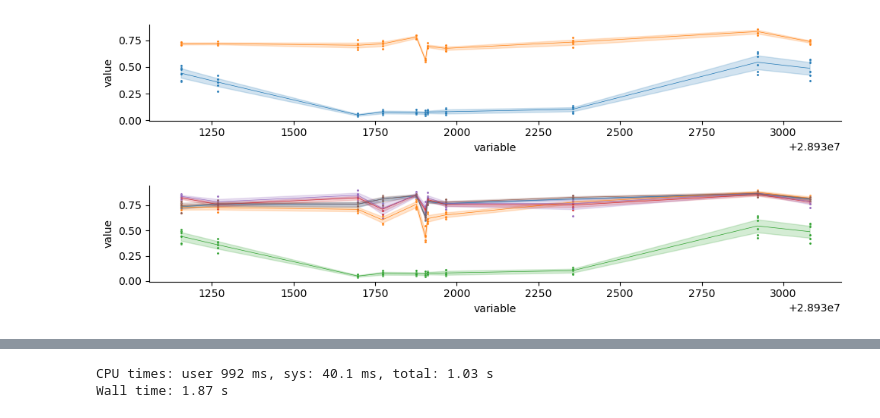
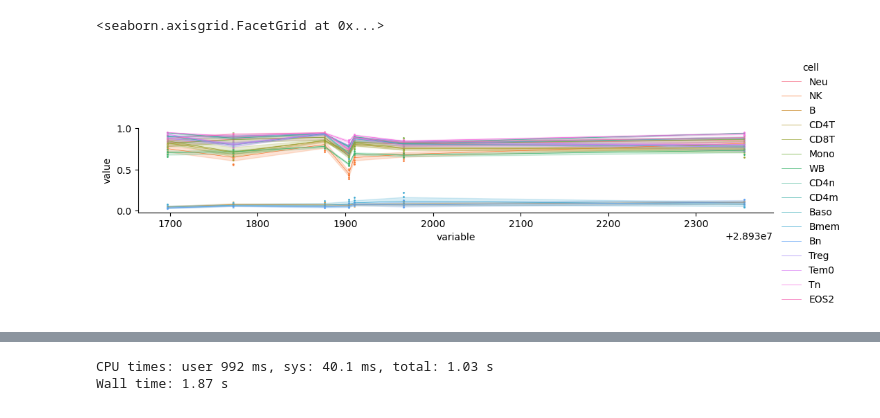
Before and after one commit to moqri/cell_comp, a Jupyter notebook: markers.ipynb, the cells around one changed output, grey strips where cells are left out. Drawn from its saved outputs; the diff is of its cells as text; code cells hidden in the pictures.

```diff
--- a/markers.ipynb
+++ b/markers.ipynb
@@ -21,14 +21,16 @@ data='/data/gladyshev/mm1286/data/'
 # %%
-man=pd.read_csv(data+'/aging-genes/man_e1.csv',index_col=0,usecols=['IlmnID','g','ch','pos','dis','gene'])
+man=pd.read_csv(data_path+'/aging-genes/man_e1.csv',index_col=0,usecols=['IlmnID','g','ch','pos','dis','gene'])
 # %%
 wb = DataLibrary().get("GSE112618").load()
 # %%
 %%time
-mat='/data/gladyshev/mm1286/data/ref/cell_comp/GSE110554_series_matrix.txt'
-meta1=pd.read_table(mat,nrows=10**2,skiprows=38,index_col=0).iloc[13].str.strip('cell type: ').drop(['GSM2998097','GSM2998106'])
-meta2=pd.read_table(mat,nrows=10**2,skiprows=38,index_col=0)[['GSM2998097','GSM2998106']].iloc[14].str.strip('cell type: ')
-meta=pd.concat([meta1,meta2])
+mat=data_path+'ref/cell_comp/GSE110554_series_matrix.txt'
+meta_a=pd.read_table(mat,nrows=10**2,skiprows=38,index_col=0).iloc[13].str.strip('cell type: ').drop(['GSM2998097','GSM2998106'])
+meta_b=pd.read_table(mat,nrows=10**2,skiprows=38,index_col=0)[['GSM2998097','GSM2998106']].iloc[14].str.strip('cell type: ')
+meta=pd.concat([meta_a,meta_b])
 meta=meta[meta!='MIX']
+meta=pd.concat([meta,pd.Series('WB',index=wb.dnam.columns)])
 dnam=pd.read_table(mat,nrows=10**6,skiprows=38+59,index_col=0)
 dnam=dnam.drop('!series_matrix_table_end')
+dnam=dnam.join(wb.dnam)
 # %% [output]
@@ -48,0 +39,14 @@ cd19=cd19.drop('pos',axis=1).T.join(meta.rename('cell'))
+# %%
+%%time
+mat2=data_path+'ref/cell_comp/GSE167998_matrix_processed.txt'
+dnam2=pd.read_table(mat2,nrows=10**6,index_col=0,skiprows=0,usecols=[0]+list(range(1,136,2)))
+meta2_='https://ftp.ncbi.nlm.nih.gov/geo/series/GSE167nnn/GSE167998/matrix/GSE167998_series_matrix.txt.gz'
+meta2=pd.read_table(meta2_,skiprows=38,index_col=0,nrows=1,header=None).T
+meta2.index=dnam2.columns
+meta2['!Sample_title']=meta2['!Sample_title'].str[:4]
+meta2=meta2.squeeze()
+meta2=meta2[meta2!='mem ']
+meta2.loc[meta2.str[:2]=='Bn']='Bn'
+meta2.loc[meta2.str[:2]=='Tn']='Tn'
+meta2.loc[meta2.str[:2]=='NK']='NK'
+meta2.loc[(meta2.str[:2]=='WB')|(meta2=='PCA0')|(meta2=='Neut')]='Neu'
@@ -48,0 +56,3 @@ cd19=cd19.drop('pos',axis=1).T.join(meta.rename('cell'))
+# %%
+dnam=dnam.join(dnam2)
+meta=pd.concat([meta,meta2])
@@ -49,14 +64,14 @@ cd19=cd19.drop('pos',axis=1).T.join(meta.rename('cell'))
 # %%
+cd19=man[man['gene']=='CD19'][['pos']].sort_values('pos').iloc[2:-2]
+cd19=cd19.join(dnam)
+cd19_ind=cd19['pos']
+cd19.index=cd19['pos']
+cd19=cd19.drop('pos',axis=1).T.join(meta.rename('cell'))
 plm=cd19.melt('cell')
-g = sns.FacetGrid(plm[plm['cell'].isin(['B','WB'])], hue='cell',height=2, aspect=5, )
+g = sns.FacetGrid(plm, hue='cell',height=2, aspect=5, )
 g.map(sns.scatterplot, "variable", "value",s=5)
 g.map(sns.lineplot, "variable", "value",linewidth = .5);
+g.add_legend()
 # %% [output]
+<seaborn.axisgrid.FacetGrid at 0x...>
-[figure, old version]
+[figure, new version]
-# %%
-plm=cd19
-g = sns.FacetGrid(plm[plm['cell']!='WB'], hue='cell',height=2, aspect=5, )
-g.map(sns.scatterplot, "variable", "value",s=5)
-g.map(sns.lineplot, "variable", "value",linewidth = .5);
-# %% [output]
-[figure, removed]
```
Also changed, not shown: parts of 17 cells of this notebook.
